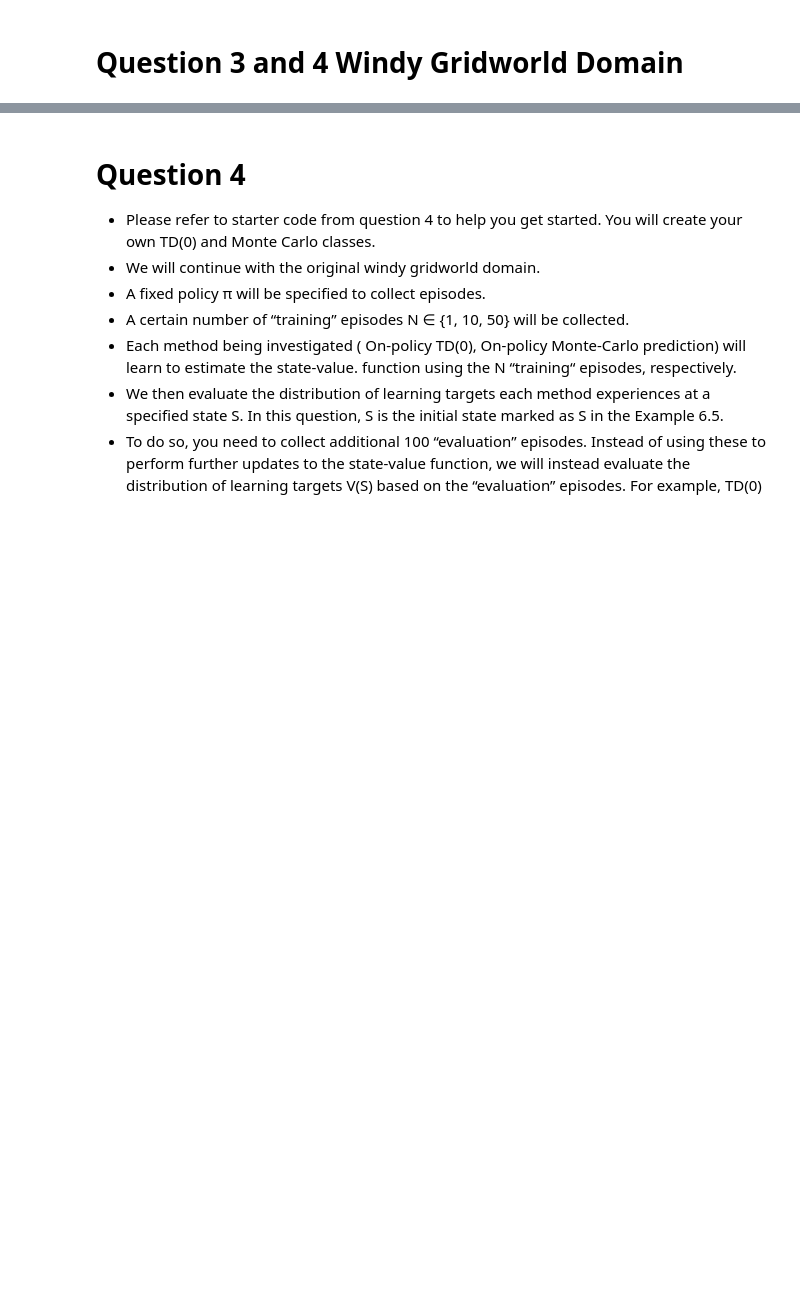
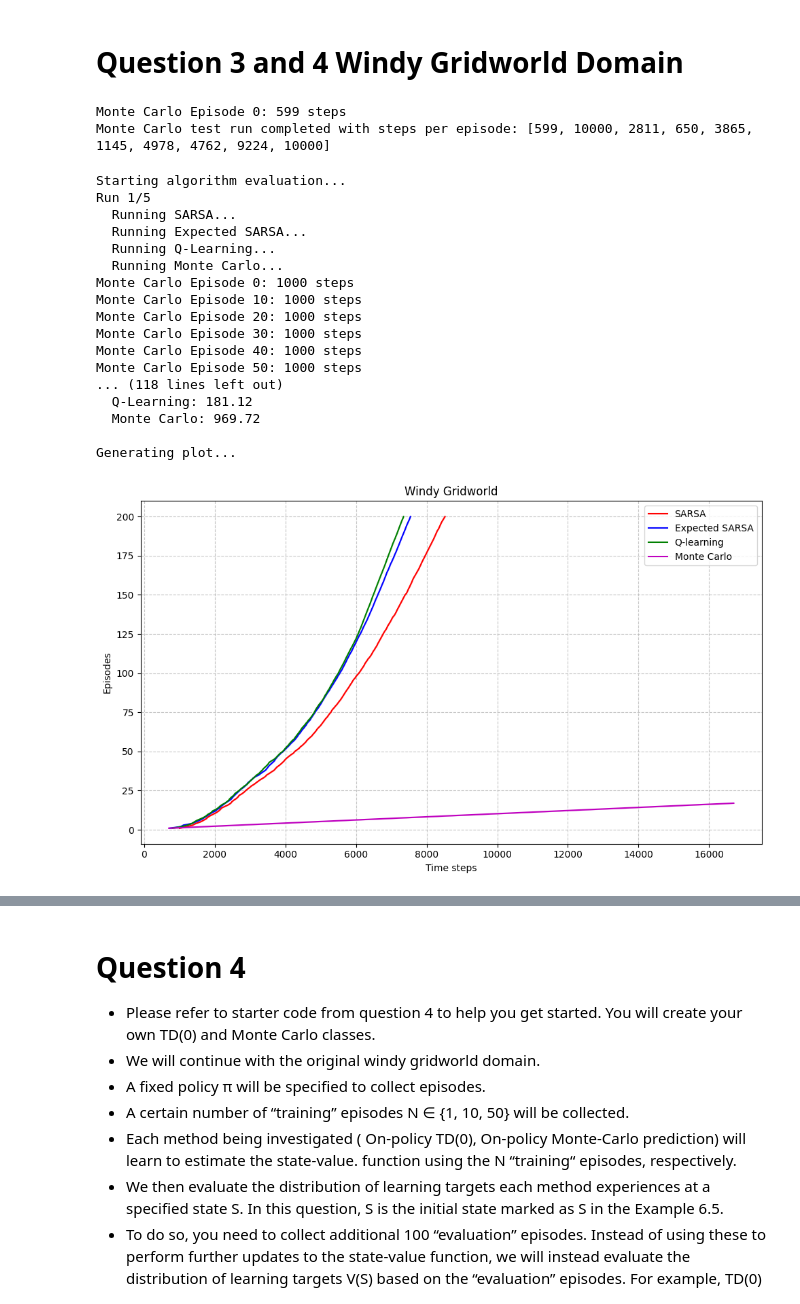
Before and after one commit to adnanamir010/cs5180, a Jupyter notebook: ex5_25spring-1/ex5_25spring/ex5_25spring.ipynb, the cells around one changed output, grey strips where cells are left out. Saved outputs shown, nothing was run; the diff lists cells and outputs as text; code cells hidden in the pictures; blank space fills up the shorter version.

```diff
--- a/ex5_25spring-1/ex5_25spring/ex5_25spring.ipynb
+++ b/ex5_25spring-1/ex5_25spring/ex5_25spring.ipynb
@@ -358,0 +983,38 @@ if __name__ == "__main__":
+# %%
+# Set random seeds
+np.random.seed(1234)
+random.seed(1234)
+
+# Set to a smaller number of runs for quicker results
+run_num = 5  # Number of independent runs (reduced for speed)
+max_steps = 16000  # Maximum number of steps to display
+
+# Just checking if MC is terminating
+env = WindyGridWorld(enable_king_move=False, enable_no_move=False)
+mc = MonteCarlo(env, epsilon=0.1, gamma=1.0, num_episodes=10, timeout=10000)
+steps = mc.run()
+print(f"Monte Carlo test run completed with steps per episode: {steps}")
+# %% [output]
+Monte Carlo Episode 0: 599 steps
+Monte Carlo test run completed with steps per episode: [599, 10000, 2811, 650, 3865, 1145, 4978, 4762, 9224, 10000]
+# %%
+run_on_policy_td_control(run_num, max_steps,timeout=1000)
+# %% [output]
+Starting algorithm evaluation...
+Run 1/5
+  Running SARSA...
+  Running Expected SARSA...
+  Running Q-Learning...
+  Running Monte Carlo...
+Monte Carlo Episode 0: 1000 steps
+Monte Carlo Episode 10: 1000 steps
+Monte Carlo Episode 20: 1000 steps
+Monte Carlo Episode 30: 1000 steps
+Monte Carlo Episode 40: 1000 steps
+Monte Carlo Episode 50: 1000 steps
+... (118 lines left out)
+  Q-Learning: 181.12
+  Monte Carlo: 969.72
+
+Generating plot...
+[figure, added]
```
Also changed, not shown: parts of 24 cells of this notebook, 3 other files.
